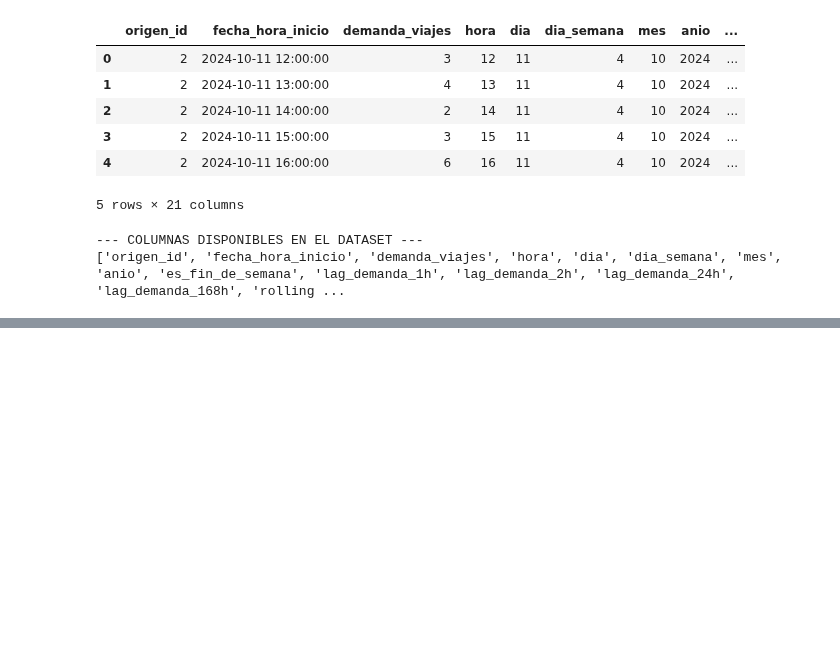
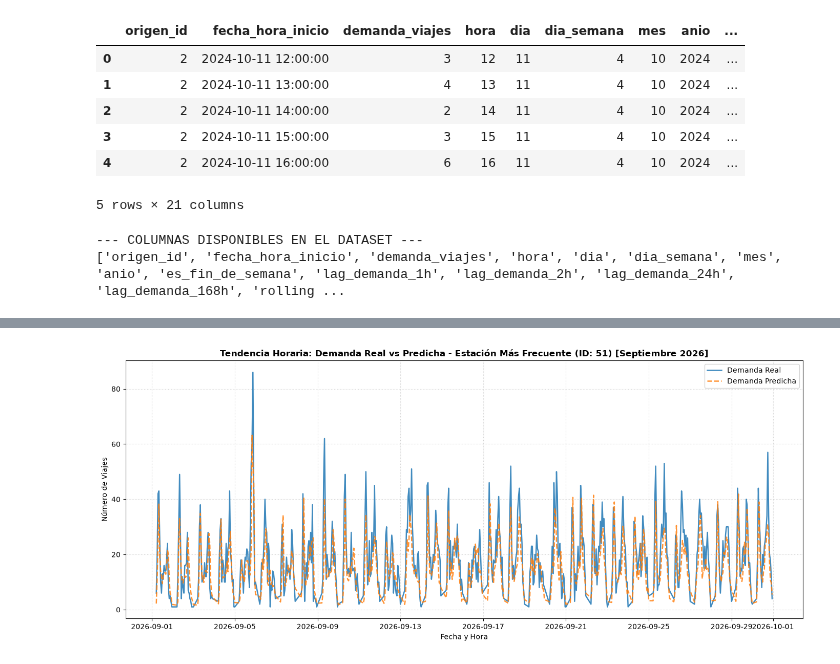
Before and after one commit to jessereyav1/TC5061-Proyecto-Equipo17, a Jupyter notebook: notebooks/1.0-exploracion-inicial.ipynb, the cells around one changed output, grey strips where cells are left out. Cells and saved outputs as stored; diff of their text form; code cells hidden in the pictures; blank space fills up the shorter version.

Commit message:
feat(modeling): ajustar split temporal estricto (Jul/Ago/Sep 2026), optimizar RandomForest con max_samples y visualizar estación top en notebook

```diff
--- a/notebooks/1.0-exploracion-inicial.ipynb
+++ b/notebooks/1.0-exploracion-inicial.ipynb
@@ -215,0 +218,82 @@ memory usage: 423.3 MB
+# %%
+import os
+os.environ["MLFLOW_ALLOW_FILE_STORE"] = "true"
+
+import mlflow
+import mlflow.sklearn
+import pandas as pd
+import numpy as np
+import matplotlib.pyplot as plt
+from pathlib import Path
+
+# Importar la raíz del proyecto para ubicar las rutas correctamente
+from tc5061_proyecto_equipo17.config import PROJ_ROOT
+
+# Configurar el tracking URI hacia la base de datos SQLite del proyecto
+mlflow.set_tracking_uri(f"sqlite:///{PROJ_ROOT / 'mlflow.db'}")
+
+# 1. Cargar el dataset de características escaladas
+parquet_path = PROJ_ROOT / "data" / "processed" / "features_regresion_escalados.parquet"
+df = pd.read_parquet(parquet_path)
+
+# 2. Filtrar estrictamente para el conjunto de prueba (Test: Septiembre 2026)
+test_df = df[df["fecha_hora_inicio"] >= pd.to_datetime("2026-09-01")].copy()
+
+# 3. Identificar la estación (origen_id) con mayor volumen total de viajes en test
+top_station = test_df.groupby("origen_id")["demanda_viajes"].sum().idxmax()
+total_viajes_top = test_df[test_df["origen_id"] == top_station]["demanda_viajes"].sum()
+
+print(f"Estación con más viajes seleccionada: ID {top_station} ({total_viajes_top:,} viajes en Sep 2026)")
+
+# 4. Filtrar los datos exclusivamente para esta estación ordenados cronológicamente
+station_df = test_df[test_df["origen_id"] == top_station].sort_values("fecha_hora_inicio").reset_index(drop=True)
+
+# 5. Cargar el modelo directamente usando el Run ID exacto
+run_id = "362ab3b49b4c427aaac95f86b65199fc"
+model_uri = f"runs:/{run_id}/model"
+
+try:
+    model = mlflow.sklearn.load_model(model_uri)
+    print(f"Modelo cargado exitosamente desde MLflow (Run ID: {run_id})")
+except Exception as e:
+    # Plan B: Carga directa desde la ruta local de artefactos en caso de cualquier detalle con el backend
+    model_path = PROJ_ROOT / "mlruns" / "2" / run_id / "artifacts" / "model"
+    model = mlflow.sklearn.load_model(str(model_path))
+    print(f"Modelo cargado exitosamente desde la ruta local: {model_path}")
+
+# 6. Definir características y generar predicciones
+exclude_cols = ["origen_id", "fecha_hora_inicio", "demanda_viajes"]
+feature_cols = [col for col in test_df.columns if col not in exclude_cols]
+
+X_station = station_df[feature_cols]
+y_true_station = station_df["demanda_viajes"]
+y_pred_station = model.predict(X_station)
+
+# 7. Graficar la tendencia (Real vs Predicho)
+plt.figure(figsize=(14, 6))
+plt.plot(
+    station_df["fecha_hora_inicio"],
+    y_true_station,
+    label="Demanda Real",
+    color="#1f77b4",
+    linewidth=1.8,
+    alpha=0.85
+)
+plt.plot(
+    station_df["fecha_hora_inicio"],
+    y_pred_station,
+    label="Demanda Predicha",
+    color="#ff7f0e",
+    linestyle="--",
+    linewidth=1.8,
+    alpha=0.85
+)
+
+plt.title(f"Tendencia Horaria: Demanda Real vs Predicha - Estación Más Frecuente (ID: {top_station}) [Septiembre 2026]", fontsize=12, fontweight="bold")
+plt.xlabel("Fecha y Hora", fontsize=10)
+plt.ylabel("Número de Viajes", fontsize=10)
+plt.legend(loc="upper right", fontsize=10)
+plt.grid(True, linestyle=":", alpha=0.6)
+plt.tight_layout()
+plt.show()
+# %% [output]
@@ -215,0 +302 @@ memory usage: 423.3 MB
+[figure, added]
```
Also changed, not shown: parts of 2 cells of this notebook, 1 other file.
